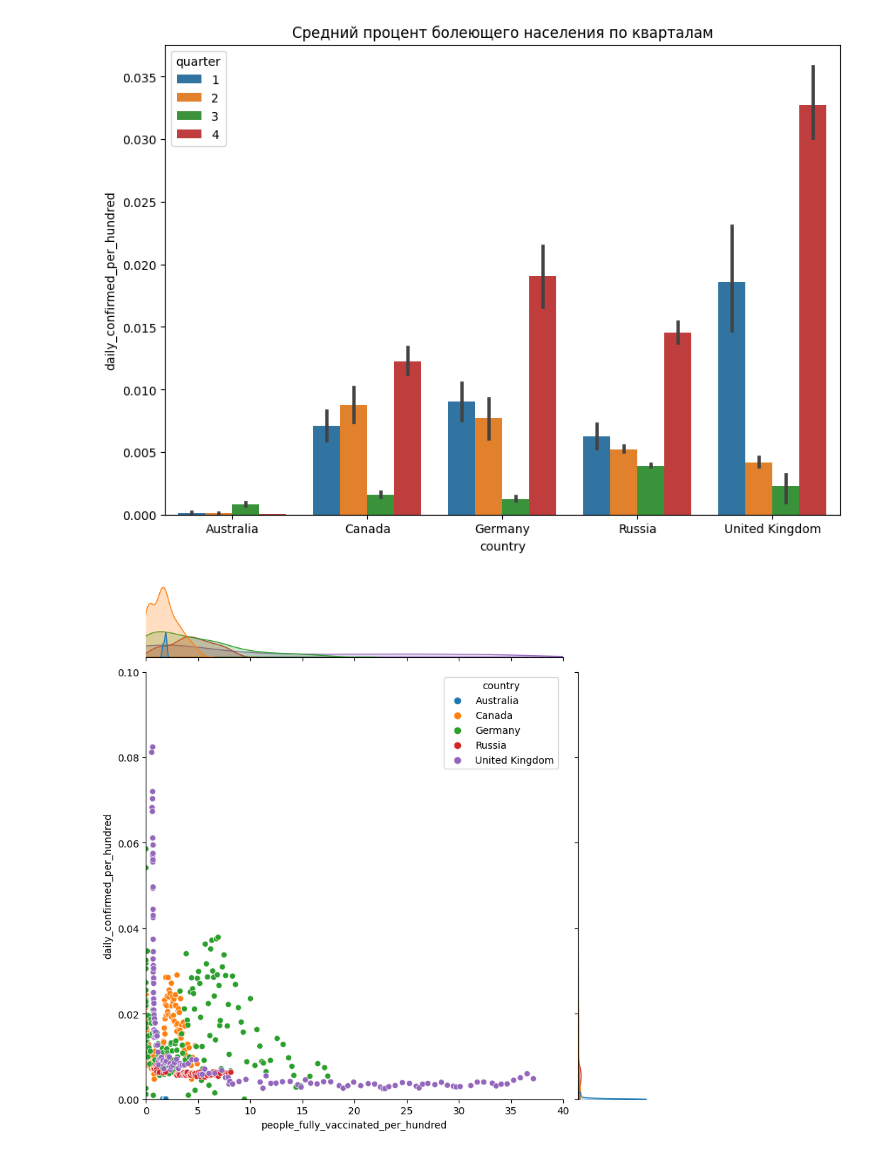
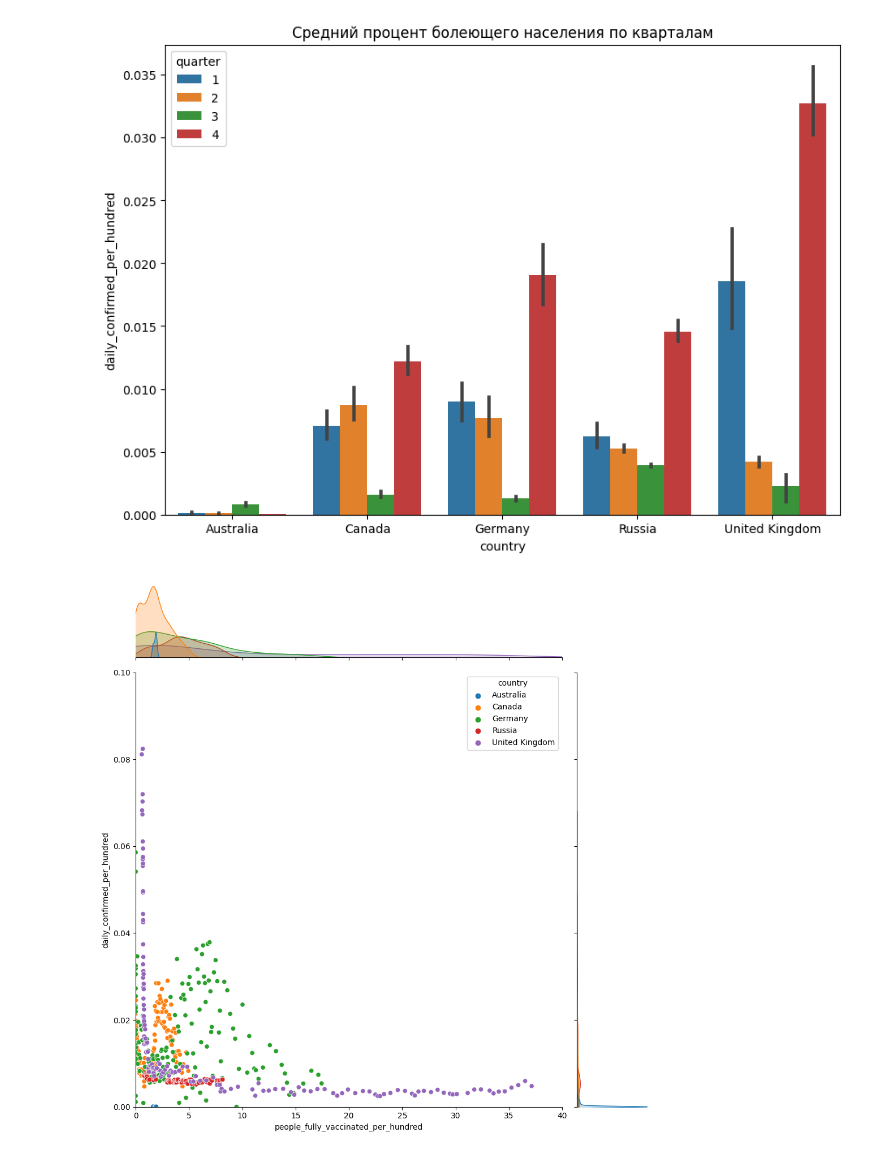
Before and after one commit to SudarickovIlya/DataCleaningProject, a Jupyter notebook: Visualization/Seaborn.ipynb, the cells around one changed output. Cells and saved outputs as stored; diff of their text form; code cells hidden in the pictures.

```diff
--- a/Visualization/Seaborn.ipynb
+++ b/Visualization/Seaborn.ipynb
@@ -89,12 +89,12 @@ Text(0.5, 1.0, 'Средний процент болеющего населен
 # %%
 jointplot = sns.jointplot(
     data=croped_covid_df,
     x='people_fully_vaccinated_per_hundred',
     y='daily_confirmed_per_hundred',
     xlim=(0, 40),
     ylim=(0, 0.1),
     hue='country',
-    height=8
+    height=10
 )
 # %% [output]
-[figure, old version]
+[figure, new version]
```
Also changed, not shown: parts of 1 cell of this notebook.
